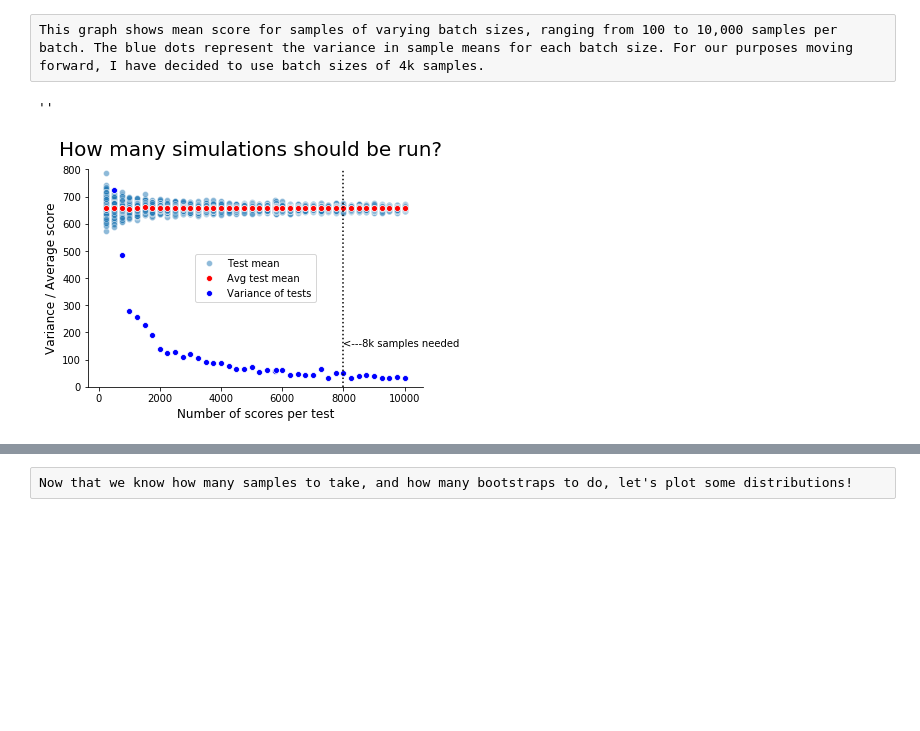
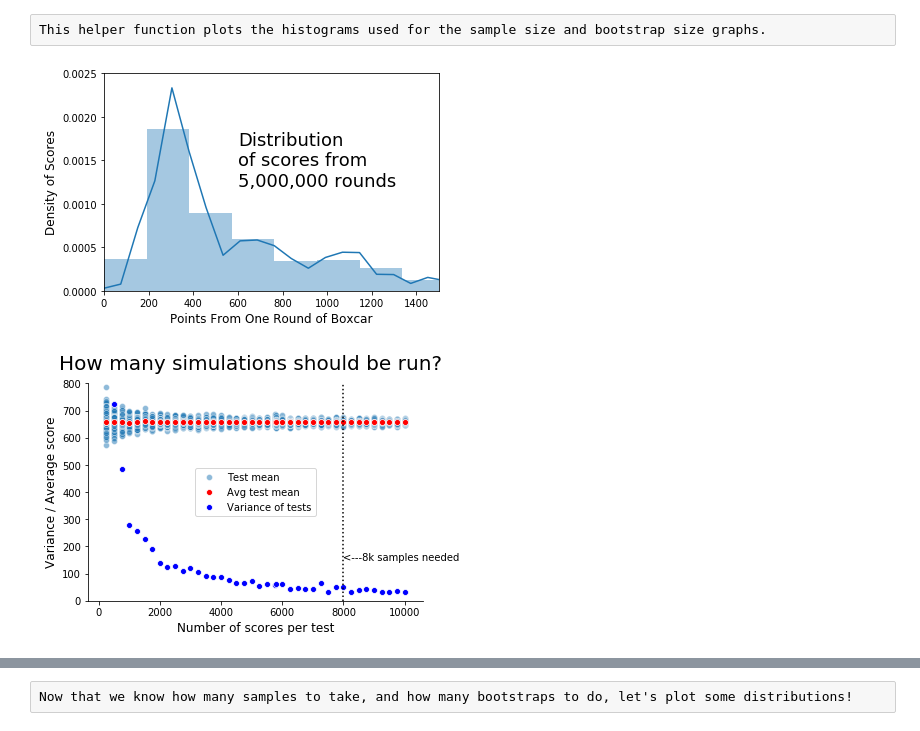
Before and after one commit to gavinraym/Boxcar, a Jupyter notebook: eda/EDA.ipynb, the cells around one changed output, grey strips where cells are left out. Saved outputs shown, nothing was run; the diff lists cells and outputs as text; code cells hidden in the pictures; blank space fills up the shorter version.

```diff
--- a/eda/EDA.ipynb
+++ b/eda/EDA.ipynb
@@ -11,2 +9,9 @@ from etc import *
-# %% [raw]
-This graph shows mean score for samples of varying batch sizes, ranging from 100 to 10,000 samples per batch. The blue dots represent the variance in sample means for each batch size. For our purposes moving forward, I have decided to use batch sizes of 4k samples.
+# %%
+# This helper function creates Matplotlib figures for the
+# histograms used in this document.
+def hist_helper(ax, x_label, y_label):
+    ax.set_ylim(0,.0025)
+    ax.set_xlim(0,1500)
+    ax.set_xlabel(x_label, fontsize=12)
+    ax.set_ylabel(y_label, fontsize=12)
+    return ax
@@ -13,26 +26,51 @@ This graph shows mean score for samples of varying batch sizes, ranging from 100
+# %% [raw]
+This helper function plots the histograms used for the sample size and bootstrap size graphs.
+# %%
+# This cell creates a histogram showing the
+# distribution of points from 5 million rounds
+# of boxcar using the Perfect VP.
+fig, ax = plt.subplots()
+df = pd.read_csv('../data/boxcar.csv')
+ax = sns.distplot(df['score'])
+ax = hist_helper(ax,
+                 'Points From One Round of Boxcar',
+                 'Density of Scores')
+ax.text(600, .0012, 'Distribution\nof scores from\n5,000,000 rounds', fontsize=18 )
+plt.savefig('../images/sim_size_test.png', format='png')
+plt.show()
+plt.close()
+# %% [output]
+[figure, added]
 # %%
-df = pd.read_csv('../data/batchtests.csv')
+# This cell creates a scatter plot showing how
+# big the simulation sample size should be.
+fig, ax = plt.subplots()
+df = pd.read_csv('../data/batchtestold.csv')
 mean = df.groupby('batch_size').mean()
 std = df.groupby('batch_size').var()
-fig, ax = plt.subplots()
-ax = sea.scatterplot(
-    df['batch_size'],
-    df['mean'],
-    alpha=.5,
-    label='Test mean')
-ax = sea.scatterplot(mean['mean'].index,mean['mean'],color = 'r',label='Avg test mean')
-ax = sea.scatterplot(std['mean'].index,std['mean'],color='b',label='Variance of tests')
+ax = sns.scatterplot(df['batch_size'],
+                     df['mean'],
+                     alpha=.5,
+                     label='Test mean')
+ax = sns.scatterplot(mean['mean'].index,
+                     mean['mean'],
+                     color = 'r',
+                     label='Avg test mean')
+ax = sns.scatterplot(std['mean'].index,
+                     std['mean'],
+                     color='b',
+                     label='Variance of tests')
+ax.set_xlabel('Number of scores per test', fontsize=12)
+ax.set_ylabel('Variance / Average score', fontsize=12)
 plt.ylim(bottom=0, top=800);
-plt.legend()
 ax.spines["right"].set_visible(False)
 ax.spines["top"].set_visible(False)
-ax.set_ylabel('Variance / Average score', fontsize=12)
-ax.set_xlabel('Number of scores per test', fontsize=12)
 fig.suptitle('How many simulations should be run?', fontsize=20)
 ax.axvline(8000, color='k', linestyle=':')
 ax.text(8000,150, '<---8k samples needed')
+plt.legend()
+plt.show()
 plt.savefig('../images/sim_size_test.png', format='png')
-;
+plt.close()
 # %% [output]
-''
 [figure]
```
Also changed, not shown: parts of 16 cells of this notebook, 26 other files.
